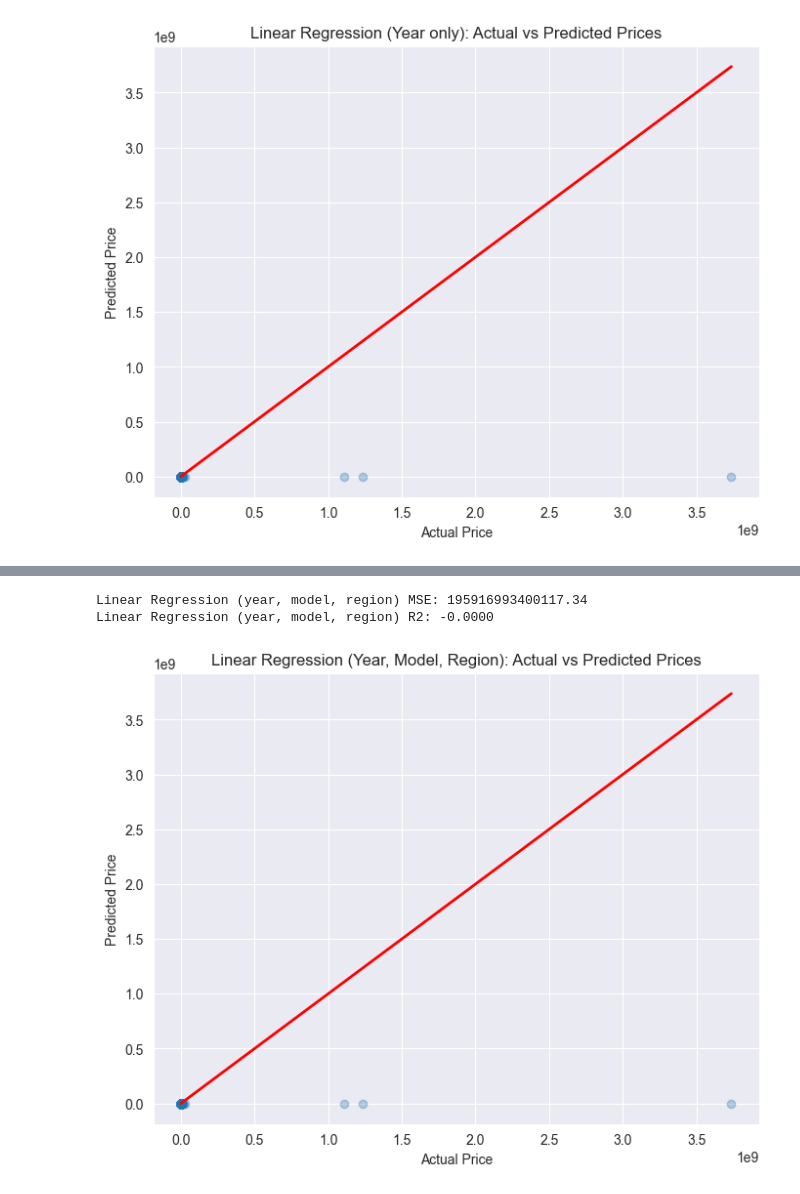
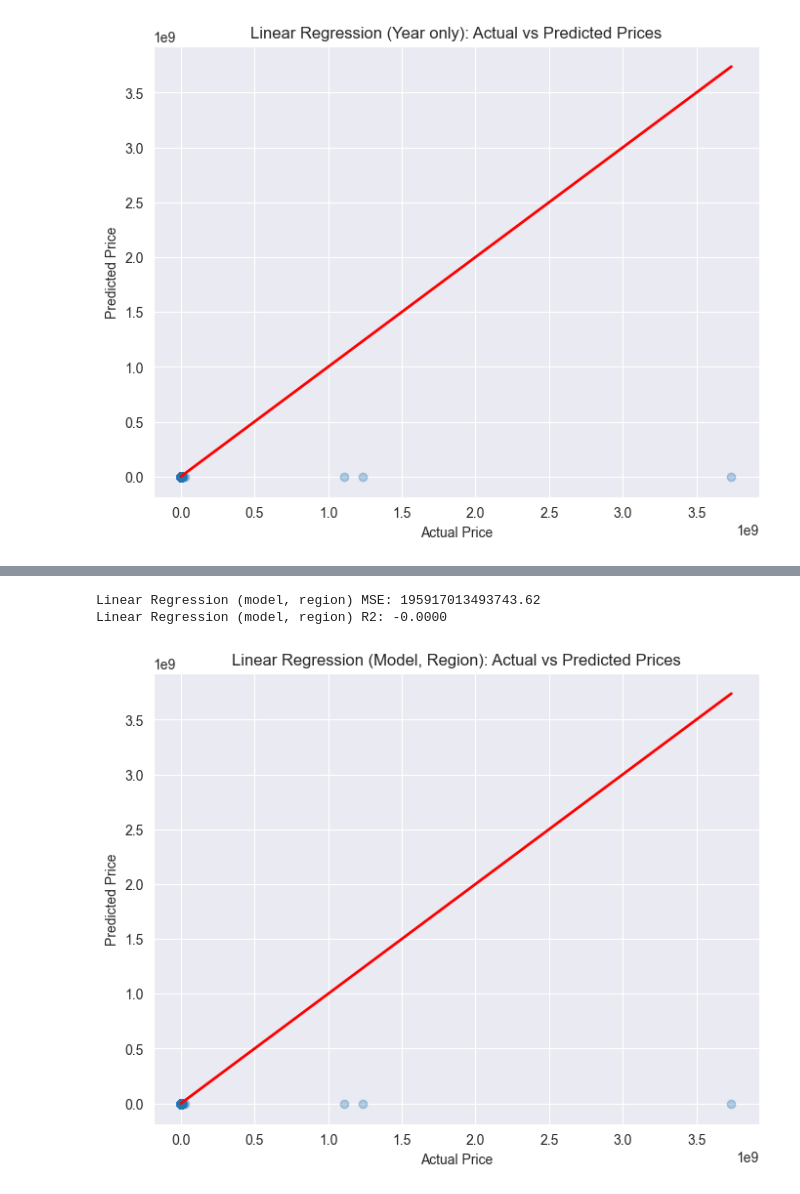
Before and after one commit to licyambrose/carpriceproject, a Jupyter notebook: used_car_price.ipynb, the cells around one changed output, grey strips where cells are left out. Saved outputs shown, nothing was run; the diff lists cells and outputs as text; code cells hidden in the pictures.

```diff
--- a/used_car_price.ipynb
+++ b/used_car_price.ipynb
@@ -446,44 +446,44 @@ from sklearn.metrics import mean_squared_error, r2_score
 import matplotlib.pyplot as plt
 import pandas as pd
 
 # Load cleaned data
 data = pd.read_csv('data/vehicles_cleaned.csv')
 
-# Prepare features and target (using 'year', 'model', 'region')
-X = data[['year', 'model', 'region']].apply(pd.to_numeric, errors='coerce').fillna(0)
+# Prepare features and target (using  'model', 'region')
+X = data[['model', 'region']].apply(pd.to_numeric, errors='coerce').fillna(0)
 y = pd.to_numeric(data['price'], errors='coerce').fillna(0)
 
 # Scale the features
 scaler = StandardScaler()
 X_scaled = scaler.fit_transform(X)
 
 # Train/test split
 X_train, X_test, y_train, y_test = train_test_split(X_scaled, y, test_size=0.2, random_state=42)
 
 # Fit linear regression model
-lr_ymr = LinearRegression()
-lr_ymr.fit(X_train, y_train)
+lr_mr = LinearRegression()
+lr_mr.fit(X_train, y_train)
 
 # Predict and evaluate
-y_pred = lr_ymr.predict(X_test)
+y_pred = lr_mr.predict(X_test)
 mse = mean_squared_error(y_test, y_pred)
 r2 = r2_score(y_test, y_pred)
-print(f"Linear Regression (year, model, region) MSE: {mse:.2f}")
-print(f"Linear Regression (year, model, region) R2: {r2:.4f}")
+print(f"Linear Regression (model, region) MSE: {mse:.2f}")
+print(f"Linear Regression (model, region) R2: {r2:.4f}")
 
 # Plot actual vs predicted prices
 plt.figure(figsize=(8, 6))
 plt.scatter(y_test, y_pred, alpha=0.3)
 plt.xlabel('Actual Price')
 plt.ylabel('Predicted Price')
-plt.title('Linear Regression (Year, Model, Region): Actual vs Predicted Prices')
+plt.title('Linear Regression (Model, Region): Actual vs Predicted Prices')
 plt.plot([y_test.min(), y_test.max()], [y_test.min(), y_test.max()], color='red', lw=2)
 plt.grid(True)
 plt.show()
 # %% [output]
-Linear Regression (year, model, region) MSE: 195916993400117.34
-Linear Regression (year, model, region) R2: -0.0000
+Linear Regression (model, region) MSE: 195917013493743.62
+Linear Regression (model, region) R2: -0.0000
-[figure, old version]
+[figure, new version]
 # %%
 from sklearn.linear_model import LinearRegression
 from sklearn.model_selection import train_test_split
```
Also changed, not shown: parts of 5 cells of this notebook.
